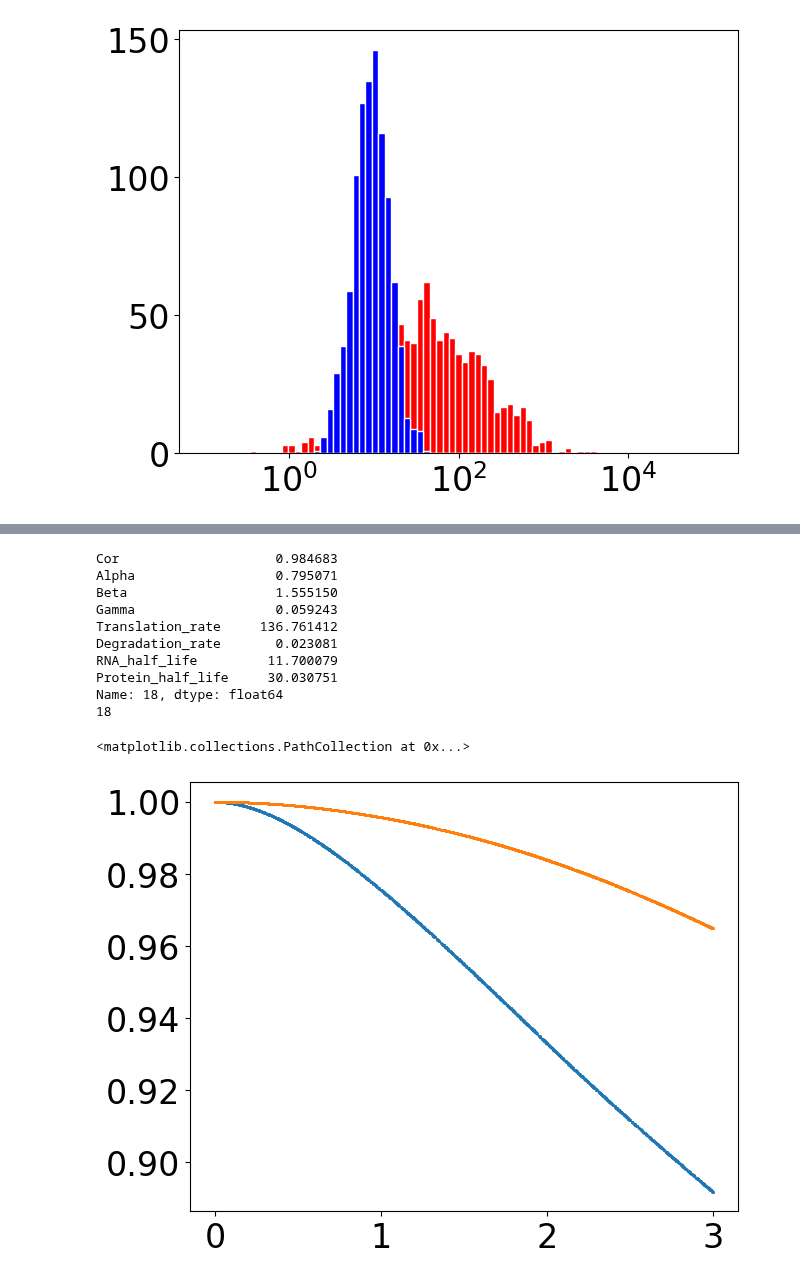
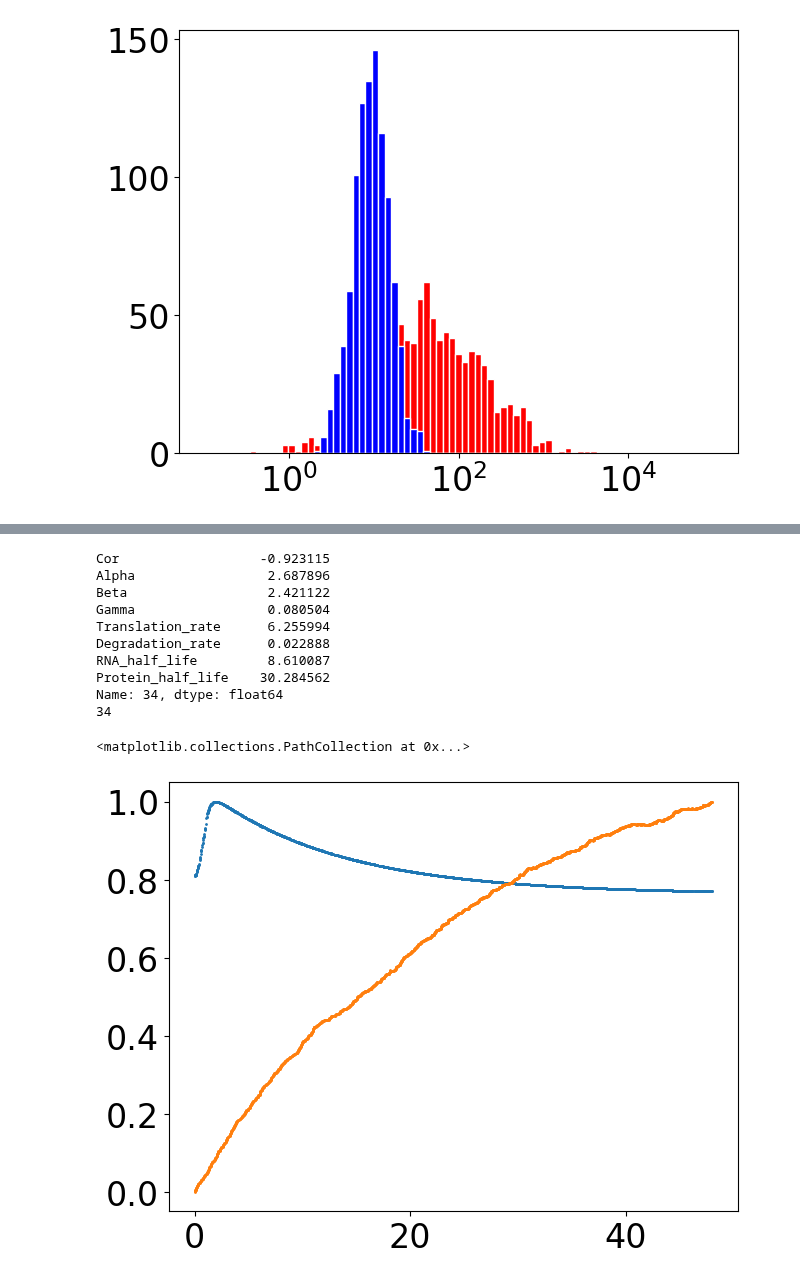
Before and after one commit to reliscu/chronocell_simulations, a Jupyter notebook: simulate_data.ipynb, the cells around one changed output, grey strips where cells are left out. Saved outputs shown, nothing was run; the diff lists cells and outputs as text; code cells hidden in the pictures.

```diff
--- a/simulate_data.ipynb
+++ b/simulate_data.ipynb
@@ -119,7 +119,7 @@ p = 500 # No. genes
 m = 101 # No. time steps
 
 topo = np.array([[0, 1, 2], [0, 1, 3]])
-tau = (0, 2, 3)
+tau = (0, 1, 48)
 L = len(topo)
 n_states = len(set(topo.flatten()))
 
@@ -272,0 +283,21 @@ plt.scatter(data['Cor'], data['Beta']);
+# %%
+
+import pandas as pd
+
+data = pd.DataFrame(columns=['Cor', 'Alpha', 'Beta', 'Gamma', 'Translation_rate', 'Degradation_rate', 'RNA_half_life', 'Protein_half_life'])
+
+# for l in range(L):
+l = 0
+theta_l = np.concatenate((theta[:,topo[l]], theta[:,-2:]), axis=1)
+
+for i in range(p):
+    cor = np.corrcoef(Y[l*n:(l+1)*n, i, 1], P[l*n:(l+1)*n, i])[0, 1] # Correlation between RNA and protein abundance for gene i
+    alpha_mean = np.mean(theta_l[i, 0:(len(tau))]) # Mean transcription rate
+    beta = theta_l[i, -2] # Splicing rate
+    gamma = theta_l[i, -1] # RNA degradation rate
+    transl_rate = phi[i, 0] # Translation rate
+    deg_rate = phi[i, -1] # Protein degradation rate
+    r_half = np.log(2) / gamma
+    p_half = np.log(2) / deg_rate
+
+    data.loc[len(data)] = [cor, alpha_mean, beta, gamma, transl_rate, deg_rate, r_half, p_half]
@@ -273,12 +308,11 @@ plt.scatter(data['Cor'], data['Beta']);
 # %%
-l = 1
+idx = 12
+row = data.loc[data['Cor'] > .85].iloc[idx]
+i = row.name  # This gives the actual index in the original DataFrame
 
-cor = 0
-idx = 3
+print(row)
+print(i)
 
-i = data.loc[data['Cor'] < 0].index[idx]
-print(data.iloc[i])
-print(i)
 y_i = Y[l*n:(l+1)*n, i, 1]/max(Y[l*n:(l+1)*n, i, 1])
 p_i = P[l*n:(l+1)*n, i]/max(P[l*n:(l+1)*n, i])
 plt.scatter(true_t[true_l == l], y_i, s=1)
@@ -299,24 +333,24 @@ Name: 5, dtype: float64
 # %%
 idx = 2
-cor = .8
+cor = 0
 
-i = data.loc[data['Cor'] > cor].index[idx]
+i = data.loc[data['Cor'] < cor].index[idx]
 print(data.iloc[i])
 print(i)
 y_i = Y[l*n:(l+1)*n, i, 1]/max(Y[l*n:(l+1)*n, i, 1])
 p_i = P[l*n:(l+1)*n, i]/max(P[l*n:(l+1)*n, i])
 plt.scatter(true_t[true_l == l], y_i, s=1)
 plt.scatter(true_t[true_l == l], p_i, s=1)
 # %% [output]
-Cor                    0.984683
-Alpha                  0.795071
-Beta                   1.555150
-Gamma                  0.059243
-Translation_rate     136.761412
-Degradation_rate       0.023081
-RNA_half_life         11.700079
-Protein_half_life     30.030751
-Name: 18, dtype: float64
-18
+Cor                  -0.923115
+Alpha                 2.687896
+Beta                  2.421122
+Gamma                 0.080504
+Translation_rate      6.255994
+Degradation_rate      0.022888
+RNA_half_life         8.610087
+Protein_half_life    30.284562
+Name: 34, dtype: float64
+34
 <matplotlib.collections.PathCollection at 0x...>
-[figure, old version]
+[figure, new version]
```
Also changed, not shown: parts of 22 cells of this notebook, 1 other file.
